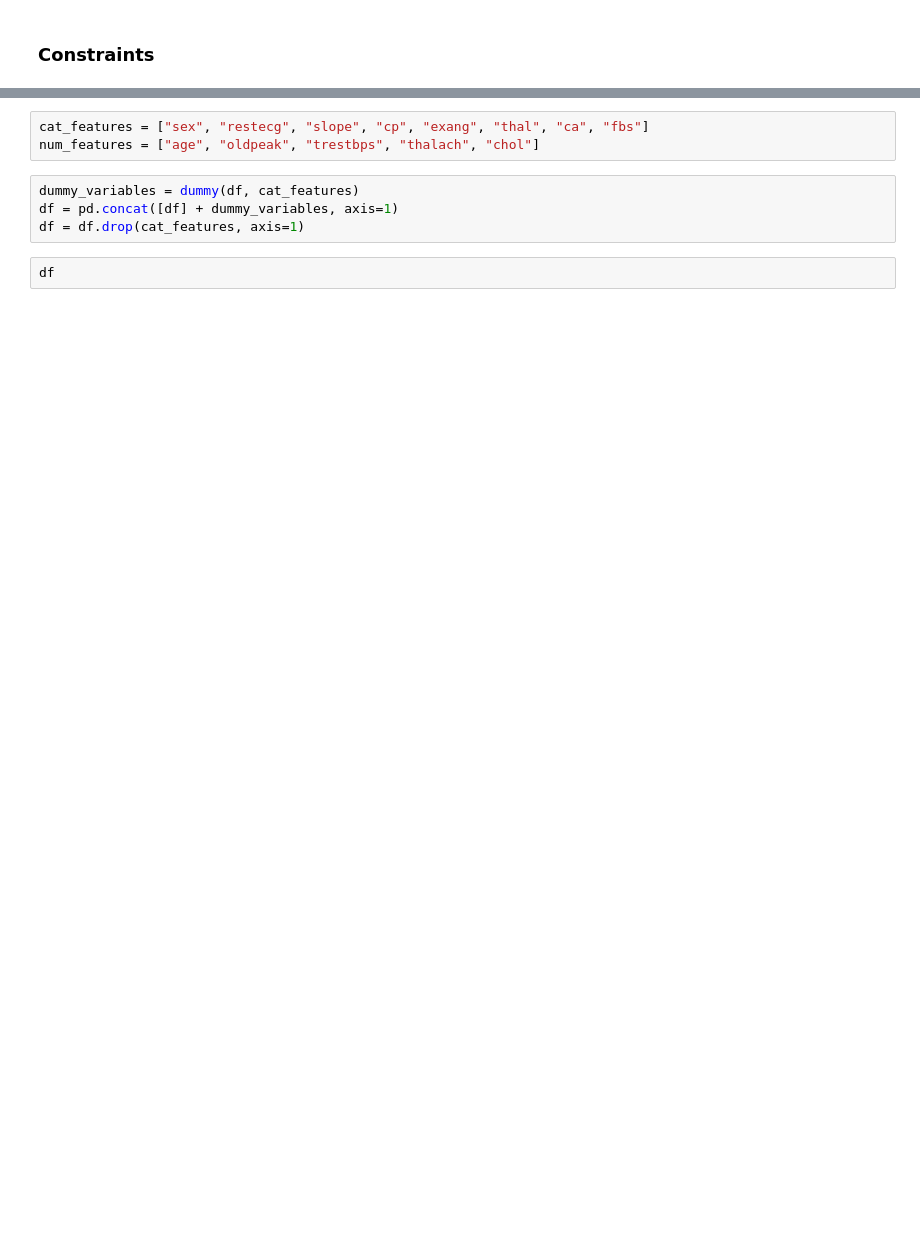
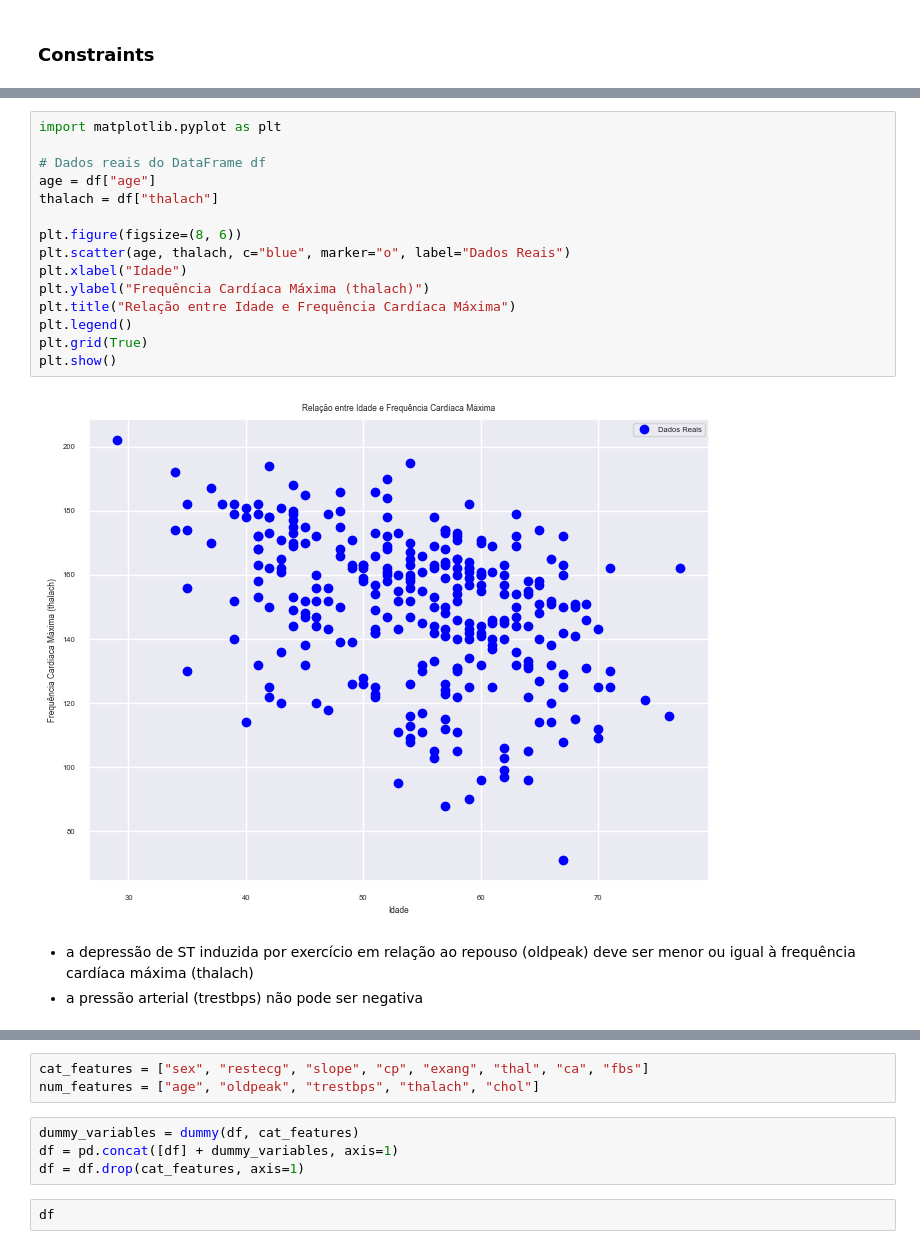
Before and after one commit to caiocmb7/projetos, a Jupyter notebook: ML&AI/TCC/heart_cleveland.ipynb, the cells around one changed output, grey strips where cells are left out. Saved outputs shown, nothing was run; the diff lists cells and outputs as text; blank space fills up the shorter version.

```diff
--- a/ML&AI/TCC/heart_cleveland.ipynb
+++ b/ML&AI/TCC/heart_cleveland.ipynb
@@ -484,3 +505,23 @@ metadata
+# %%
+import matplotlib.pyplot as plt
+
+# Dados reais do DataFrame df
+age = df["age"]
+thalach = df["thalach"]
+
+plt.figure(figsize=(8, 6))
+plt.scatter(age, thalach, c="blue", marker="o", label="Dados Reais")
+plt.xlabel("Idade")
+plt.ylabel("Frequência Cardíaca Máxima (thalach)")
+plt.title("Relação entre Idade e Frequência Cardíaca Máxima")
+plt.legend()
+plt.grid(True)
+plt.show()
+# %% [output]
+[figure, added]
+# %% [markdown]
+- a depressão de ST induzida por exercício em relação ao repouso (oldpeak) deve ser menor ou igual à frequência cardíaca máxima (thalach)
+- a pressão arterial (trestbps) não pode ser negativa
 # %%
 age_constraint = {
     "constraint_class": "ScalarRange",
```
Also changed, not shown: parts of 102 cells of this notebook, 5 other files.
